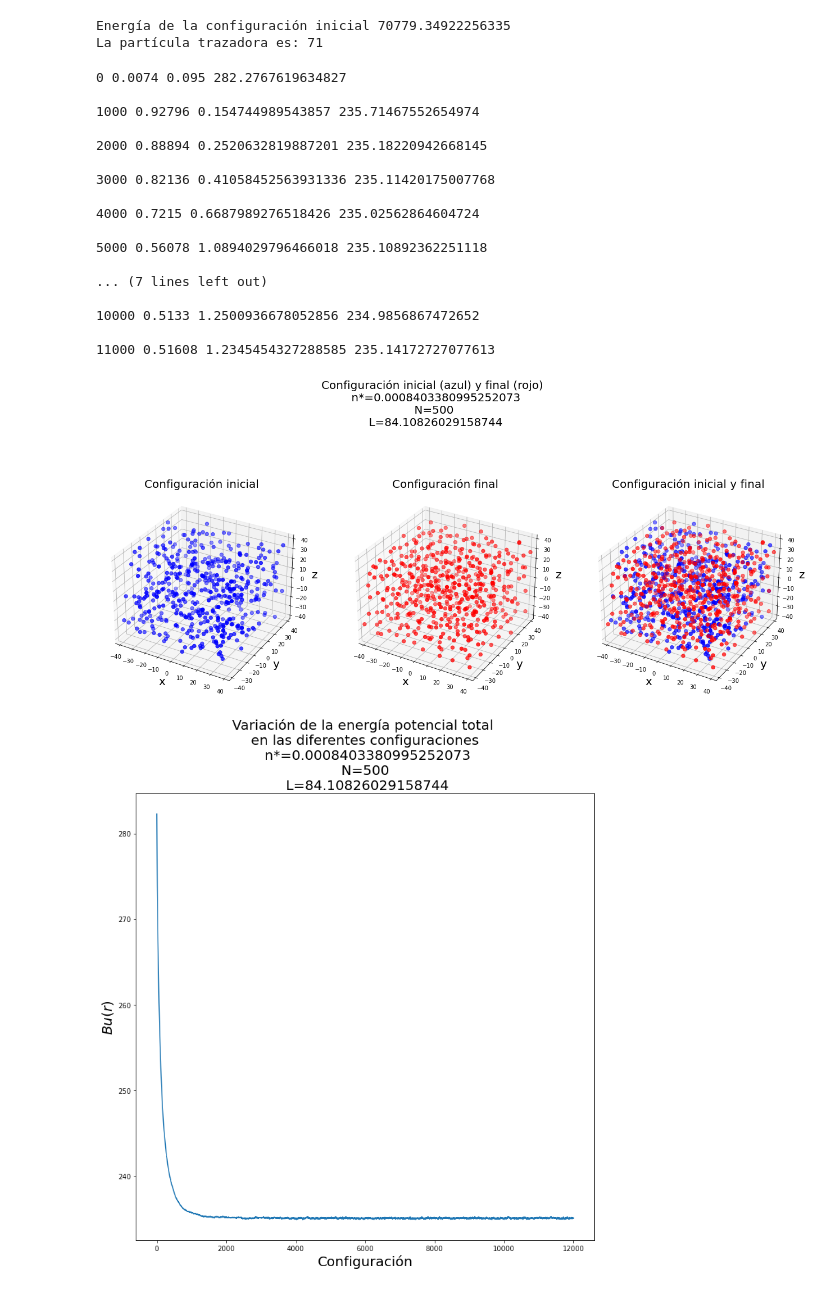
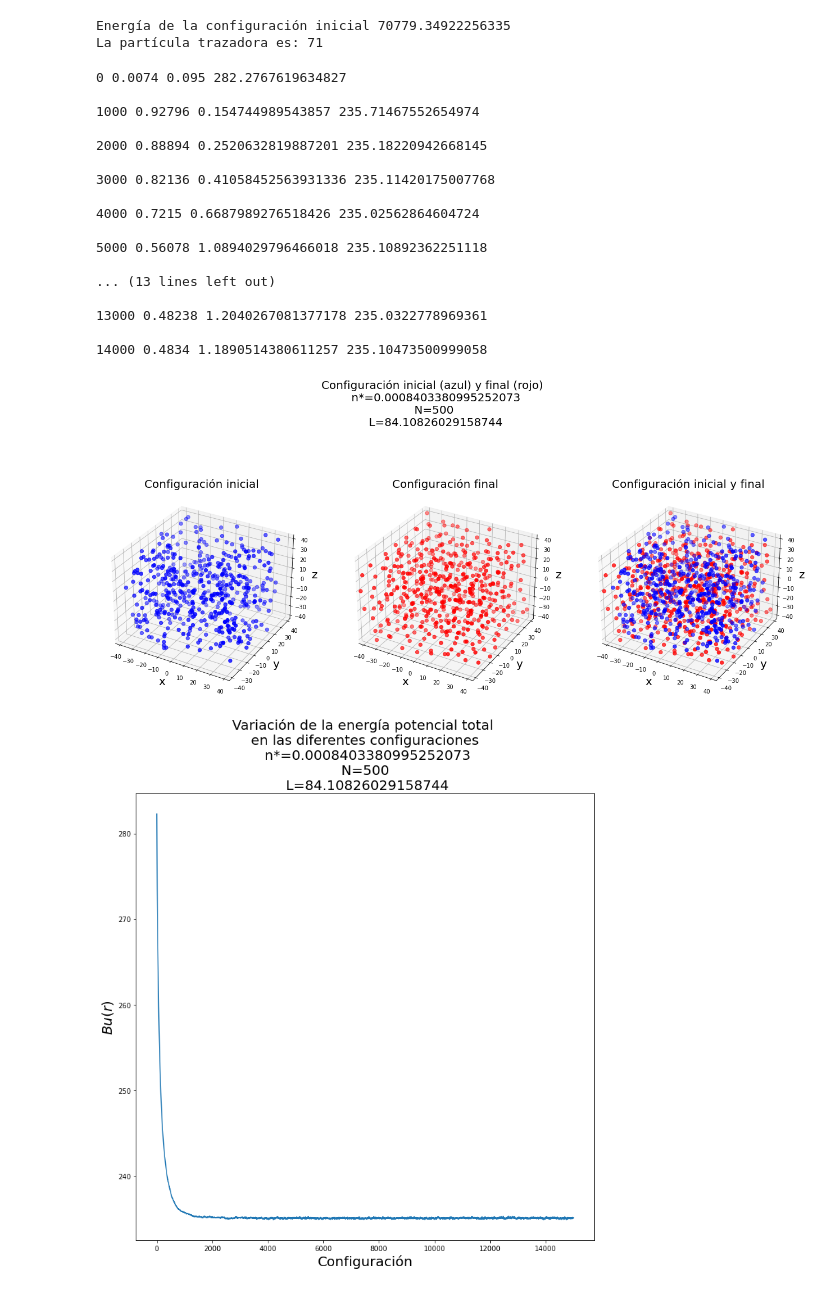
Before and after one commit to FidelNavarro/Desarrollo-Experimental-2, a Jupyter notebook: Tarea 4/Tarea4.ipynb, the cells around one changed output. Cells and saved outputs as stored; diff of their text form; code cells hidden in the pictures.

```diff
--- a/Tarea 4/Tarea4.ipynb
+++ b/Tarea 4/Tarea4.ipynb
@@ -30,15 +30,15 @@ from config_T4_2 import caja, L_bi, sumup3d, movimiento3d, gdr, pote
 # %%
 #Establecemos los valores con los cuales trabajaremos
 
-N = 500        #Número de partículas
+N = 500       #Número de partículas
 n = 6*4.4e-4 / np.pi         #Densidad
 dim = 3         #La dimension con la cual trabajaremos (muchas funciones estan generalizadas)
-nStep = 12000    #Número de configuraciones
+nStep = 15000    #Número de configuraciones
 #--------------------------------------------------------------------------------------------
 seed = 652      #Semilla a utilizar en el cálculo de valores aleatorios
 rd.seed(seed)   #Le damos la semilla al generador de números aleatorios
 nFrec = 100     #Frecuencia con la que se guardarán los datos
-nener = 1000    #Iteración donde se alcanza el equilibrio termodinámico
+nener = 5000    #Iteración donde se alcanza el equilibrio termodinámico
 iPrint = 1000   #Cada cuantos pasos escribira en pantalla los resultados
 iRatio = 100    #Frecuencia de corección de paso
 cc = 0.5        #Criterio de corrección
@@ -82,11 +82,11 @@ xfin, yfin, zfin, xTraza, yTraza, zTraza, vTraza, Cx, Cy, Cz, ki2 = movimiento3d
 
 5000 0.56078 1.0894029796466018 235.10892362251118
 
-... (7 lines left out)
+... (13 lines left out)
 
-10000 0.5133 1.2500936678052856 234.9856867472652
+13000 0.48238 1.2040267081377178 235.0322778969361
 
-11000 0.51608 1.2345454327288585 235.14172727077613
+14000 0.4834 1.1890514380611257 235.10473500999058
 # %%
 fig = plt.figure()
 fig.set_size_inches(22,11)
@@ -126,28 +126,30 @@ ax3.set_xlim(-L/2.,L/2.)
 ax3.set_ylim(-L/2.,L/2.)
 ax3.set_zlim(-L/2.,L/2.)
 
-#fig.savefig('T3_Act3_n04_N500', dpi=fig.dpi, facecolor="white")
+fig.savefig('configuraciones', dpi=fig.dpi, facecolor="white")
 
 plt.show()
 # %% [output]
-[figure, old version]
+[figure, new version]
 # %%
 fig, ax = plt.subplots(1,1)
 fig.set_size_inches(12,12)
 
 ax.plot(np.linspace(0,nStep,nStep), vTraza)
-#ax.plot(np.linspace([0,nStep], [vTraza.mean(), vTraza.mean()])
 
 ax.set_title("Variación de la energía potencial total \n en las diferentes configuraciones \n n*=" + str(n) +"\n N="+str(N)+" \n L="+str(L), size=20)
 ax.set_ylabel("$B u(r)$", size=20)
 ax.set_xlabel("Configuración", size=20)
 #ax.set_ylim(vTraza.min(), vTraza.max())
+#ax.set_ylim(225,226)
 
 fig.savefig('T4_Confi_Energia', dpi=fig.dpi, facecolor="white")
 
 plt.show()
+
+np.savetxt('vTraza.csv', vTraza, delimiter=',')
 # %% [output]
-[figure, old version]
+[figure, new version]
 # %%
 rt, gdr = gdr(Cx, Cy, Cz, rCut, L, nStep, n, N, ki2)
 
```
Also changed, not shown: parts of 10 cells of this notebook, 2 other files.
